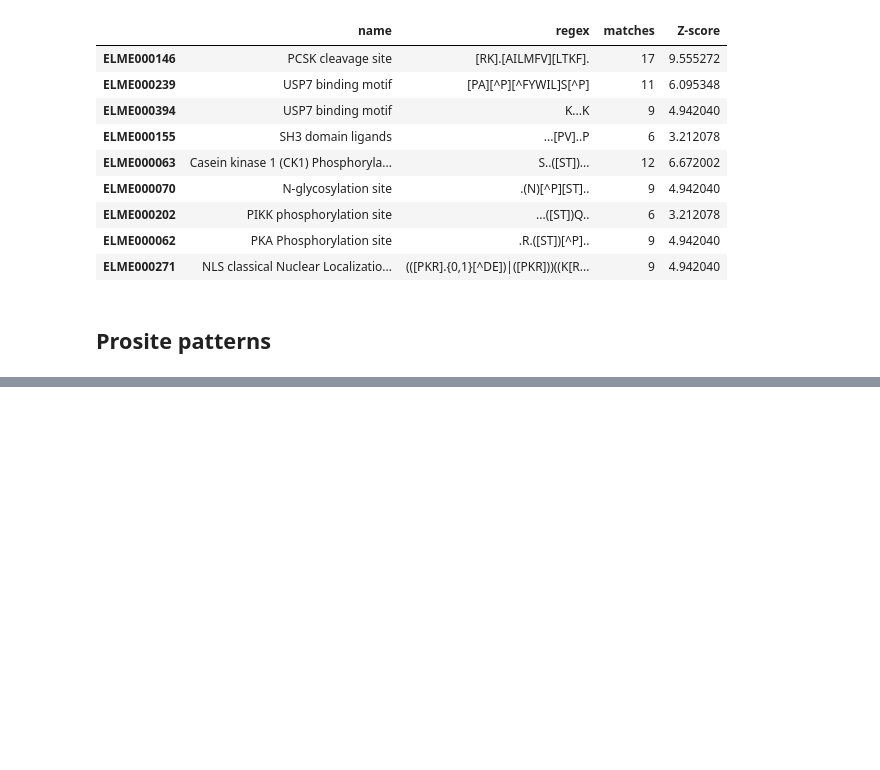
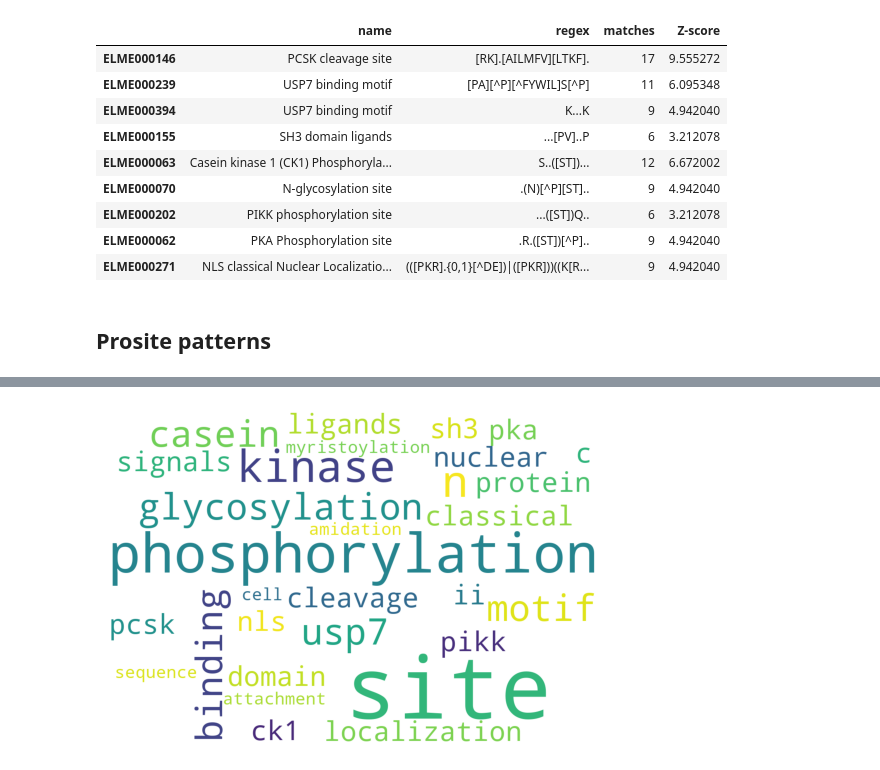
Before and after one commit to Elisa-blip/Bio_Data_Final_Project, a Jupyter notebook: Final_project_code.ipynb, the cells around one changed output, grey strips where cells are left out. Cells and saved outputs as stored; diff of their text form; code cells hidden in the pictures; blank space fills up the shorter version.

```diff
--- a/Final_project_code.ipynb
+++ b/Final_project_code.ipynb
@@ -1032,12 +1122,10 @@ elm_classes=pd.read_csv('Data/elm_classes.tsv',sep='\t',header=0,index_col='Acce
 # %%
 # Create list of disordered regions of family
 family_disorder=[]
-family_sequences=[]
 URL='https://www.uniprot.org/uniprotkb/'
 for fam_id in list(family_IDs):
     r=requests.get(url=URL+'/{}.fasta'.format(fam_id))
     sequence=''.join(r.text.split('\n')[1:])
-    family_sequences.append(sequence)
     try:
         string_pairs=disorder.loc[fam_id][1].replace('[',']').split(']')
         for pair in string_pairs:
@@ -1172,12 +1401,10 @@ prosite_data.to_csv('Data/5_prosite_patterns.csv')
 # %%
 # Now look for matches in the disordered regions of our family
 prosite_freqs={}
-for accession,row in prosite_data.iterrows():
+for accession,regex_list in currentDict.items():
     freq=0
-    name=row['ID']
-    descr=row['descr']
-    regex=row['regex']
-    for seq in family_disorder:
-        res=re.findall(regex, seq, flags=0)
-        freq+=len(res)
-    prosite_freqs[accession]=(name,descr,regex,freq)
+    for regex in regex_list:
+        for seq in family_disorder:
+            res=re.findall(regex, seq, flags=0)
+            freq+=len(res)
+    prosite_freqs[accession]=(freq)
@@ -1207,0 +1419,6 @@ print([value[3] for value in prosite_freqs.values()])
+# %%
+from wordcloud import WordCloud,STOPWORDS
+stopwords = set(STOPWORDS)
+# %%
+prosite_matches=pd.read_csv('Data/5_prosite_matches.csv')
+elm_matches=pd.read_csv('Data/5_significant_elm_classes.csv')
@@ -1207,0 +1446,20 @@ print([value[3] for value in prosite_freqs.values()])
+# %%
+words=''
+for name in elm_matches['name']:
+    new_words=name.lower()
+    words +=new_words+" "
+
+for desc in prosite_matches['descr']:
+    new_words=desc.lower()
+    words +=new_words+" "
+
+wordcloud = WordCloud(width = 1200, height = 800,
+                background_color ='white',
+                stopwords = stopwords,
+                min_font_size = 10).generate(words)
+fig,ax=plt.subplots()
+ax.set_axis_off()
+ax.imshow(wordcloud)
+fig.savefig('Figures/5_patterns_wordcloud.png')
+# %% [output]
+[figure, added]
```
Also changed, not shown: parts of 30 cells of this notebook.
